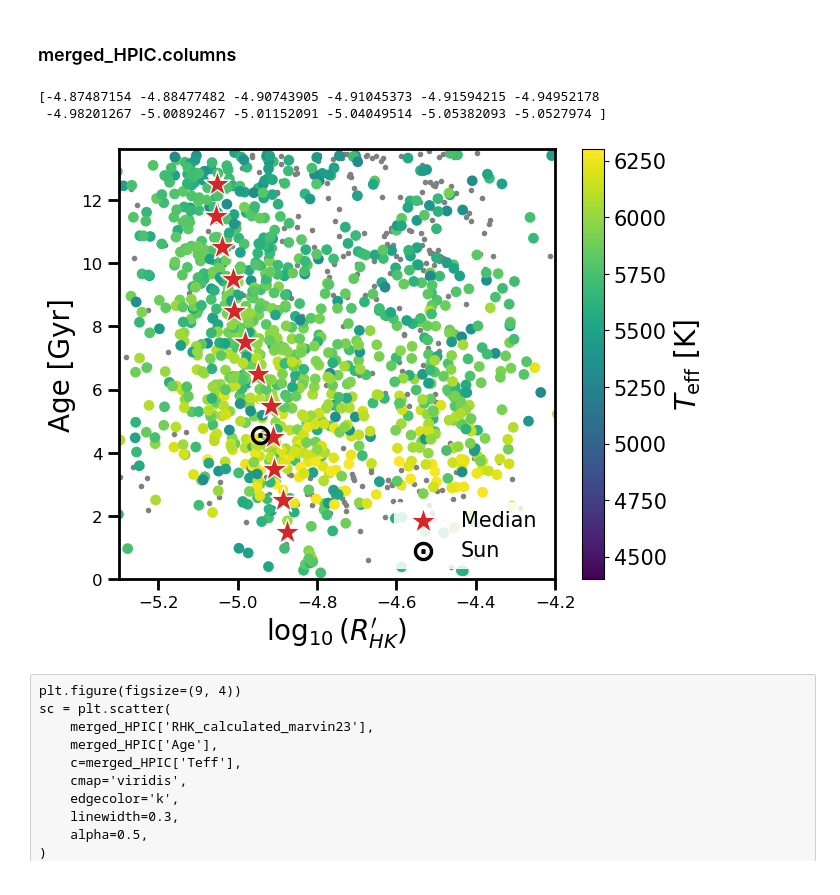
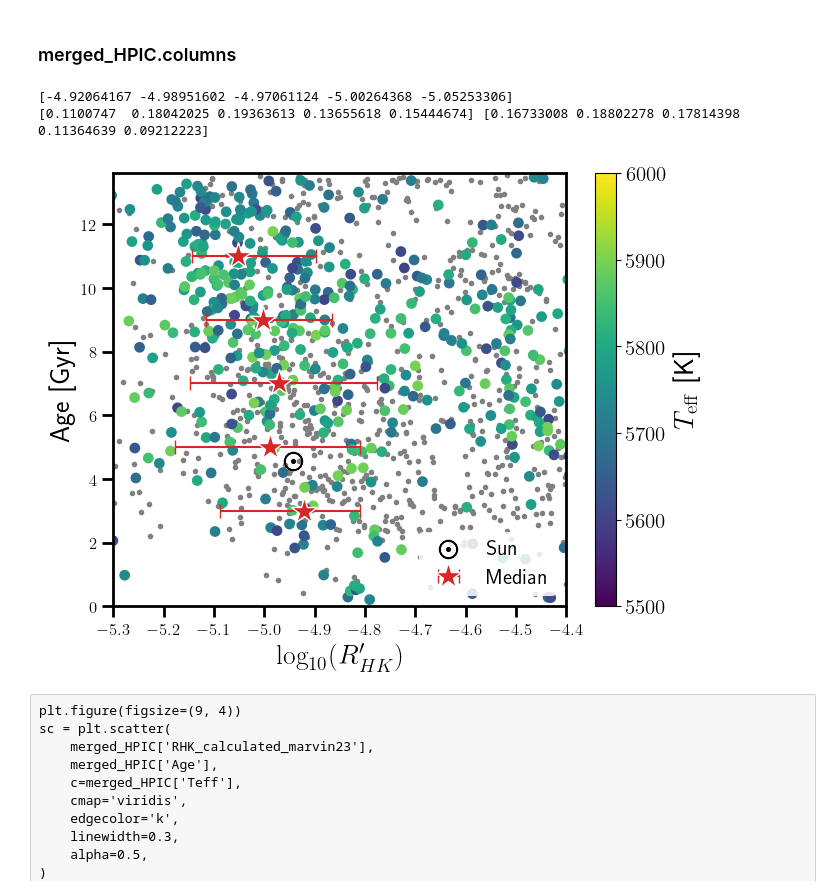
Before and after one commit to ernewton/TSS_ARC, a Jupyter notebook: TSS Activity and Rotation Catalog/Plots.ipynb, the cells around one changed output. Saved outputs shown, nothing was run; the diff lists cells and outputs as text; code cells hidden in the pictures.

Commit message:
Working on plots
Trying out things on the age-activity plot

```diff
--- a/TSS Activity and Rotation Catalog/Plots.ipynb
+++ b/TSS Activity and Rotation Catalog/Plots.ipynb
@@ -117,7 +117,7 @@ from astropy.stats import sigma_clip
 
 fig, ax = plt.subplots(figsize=(7,5.5))
 
-use = (merged_HPIC['Teff']>5300.) &  (merged_HPIC['Teff']<6300.)
+use = (merged_HPIC['Teff']>5600.) &  (merged_HPIC['Teff']<5900.)
 sc = plt.scatter(
     merged_HPIC[cname][use],
     merged_HPIC['Age'][use],
@@ -127,7 +127,7 @@ sc = plt.scatter(
     edgecolor='None',
     linewidth=0.3,
     alpha=1,
-    vmin=4400, vmax=6300
+    vmin=5500, vmax=6000
 )
 plt.plot(
     merged_HPIC[cname][~use],
@@ -147,7 +147,7 @@ for xx in ['top','bottom','left','right']:
 # ----------------------------------------------------------------------
 # Bin in 1‑Gyr intervals & reject outliers -----------------------------
 # ----------------------------------------------------------------------
-age_bins = np.arange(1, 14, 1)
+age_bins = np.arange(2, 14, 2)
 age_bin_centers = (age_bins[:-1] + age_bins[1:]) / 2.0
 
 # Prepare containers for the binned statistics
@@ -172,9 +172,8 @@ for lo, hi in zip(age_bins[:-1], age_bins[1:]):
         continue
 
     good_vals = in_bin[cname]
-    # ------------------------------------------------------------------
-    # Robust statistics for the bin
-    # ------------------------------------------------------------------
+
+    # bin statistics
     median_val = np.nanmedian(good_vals)
     p16, p84 = np.percentile(good_vals, [16, 84])
     med_RHK.append(median_val)
@@ -193,42 +192,45 @@ print(med_RHK)
 # ----------------------------------------------------------------------
 # We only plot the bins that contain at least one good point
 valid = ~np.isnan(med_RHK)
-plt.scatter(
+plt.errorbar(
     med_RHK[valid],
     age_bin_centers[valid],
-    marker='*',
-    s=400, fc='C3', ec='white',
+    xerr=[err_low[valid], err_high[valid]],
+    marker='*', ls='None',
+    ecolor='C3', capsize=5,
+    ms=20, mfc='C3', mec='white',
     label='Median' # 1‑Gyr bin median
 )
+print(err_high[valid], err_low[valid])
 
 # Optional: show how many points went into each bin
 #for x, y, n in zip(med_RHK[valid], age_bin_centers[valid], np.array(num_used)[valid]):
 #    plt.text(x, y, f'{n:d}', ha='center', va='bottom', fontsize=10, color='gray')
 
 plt.scatter(-4.9427, 4.5687, marker=r'$\odot$', c='k', s=170, label='Sun')
 
-plt.xlim(-5.3,-4.2)
+plt.xlim(-5.3,-4.4)
 ax.legend(
     loc='lower right',
     frameon=True,
     facecolor='white',
     edgecolor='none',
     framealpha=0.85,
 )
 plt.tight_layout()
 
 x = np.linspace(-4,-5.2)
 logtau = -2.*x
 #logtau = -38.053 -17.912*x - 1.6675*x**2
 #plt.plot(x, 10**logtau*1e-9, color='C3')
 
 
 plt.ylim(0,13.6)
 plt.savefig('plots/activity-age.png')
 # %% [output]
-[-4.87487154 -4.88477482 -4.90743905 -4.91045373 -4.91594215 -4.94952178
- -4.98201267 -5.00892467 -5.01152091 -5.04049514 -5.05382093 -5.0527974 ]
+[-4.92064167 -4.98951602 -4.97061124 -5.00264368 -5.05253306]
+[0.1100747  0.18042025 0.19363613 0.13655618 0.15444674] [0.16733008 0.18802278 0.17814398 0.11364639 0.09212223]
-[figure, old version]
+[figure, new version]
 # %% [raw]
 plt.figure(figsize=(9, 4))
 sc = plt.scatter(
```
Also changed, not shown: parts of 3 cells of this notebook, 6 other files.
